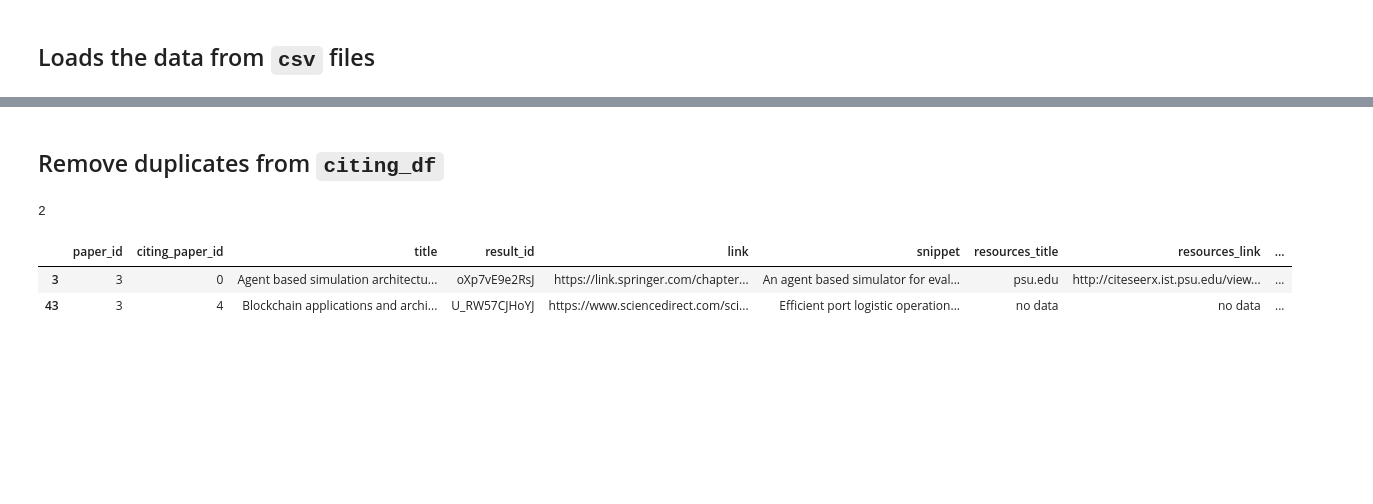
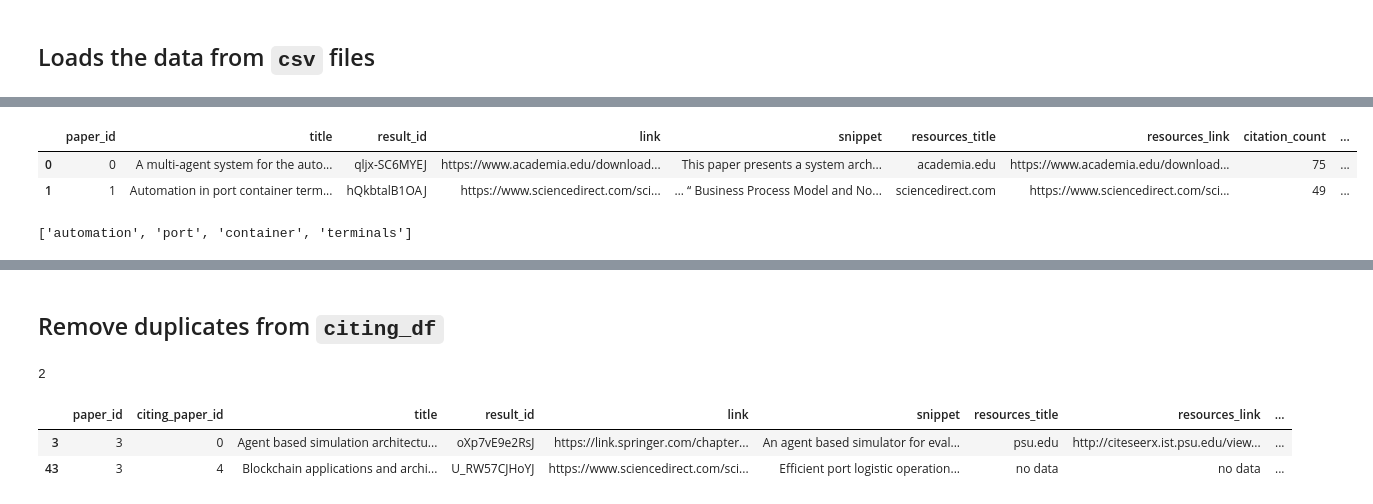
Before and after one commit to jhupiterz/research-analytics, a Jupyter notebook: Notebooks/data_viz_julie.ipynb, the cells around one changed output, grey strips where cells are left out. Cells and saved outputs as stored; diff of their text form; code cells hidden in the pictures; blank space fills up the shorter version.

```diff
--- a/Notebooks/data_viz_julie.ipynb
+++ b/Notebooks/data_viz_julie.ipynb
@@ -88,0 +96,11 @@ primary_df["year"] = year
+# %%
+key_words = []
+for _, row in extracted_primary_df.iterrows():
+    key_word_list = row.key_words.split(',')
+    key_words.append(key_word_list)
+extracted_primary_df["key_words_list"] = key_words
+extracted_primary_df.head(2)
+# %% [output]
+|  | paper_id | title | result_id | link | snippet | resources_title | resources_link | citation_count | ... |
+| 0 | 0 | A multi-agent system for the auto... | qljx-SC6MYEJ | https://www.academia.edu/download... | This paper presents a system arch... | academia.edu | https://www.academia.edu/download... | 75 | ... |
+| 1 | 1 | Automation in port container term... | hQkbtalB1OAJ | https://www.sciencedirect.com/sci... | … “ Business Process Model and No... | sciencedirect.com | https://www.sciencedirect.com/sci... | 49 | ... |
@@ -88,0 +115,4 @@ primary_df["year"] = year
+# %%
+extracted_primary_df.stripped_kw_list[1]
+# %% [output]
+['automation', 'port', 'container', 'terminals']
```
Also changed, not shown: parts of 27 cells of this notebook, 1 other file.
